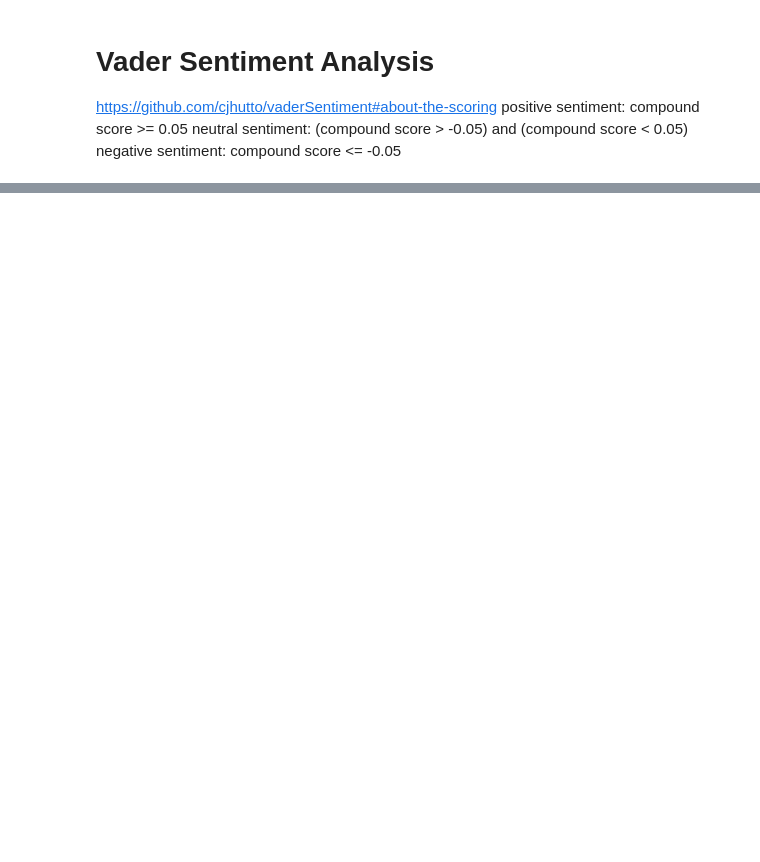
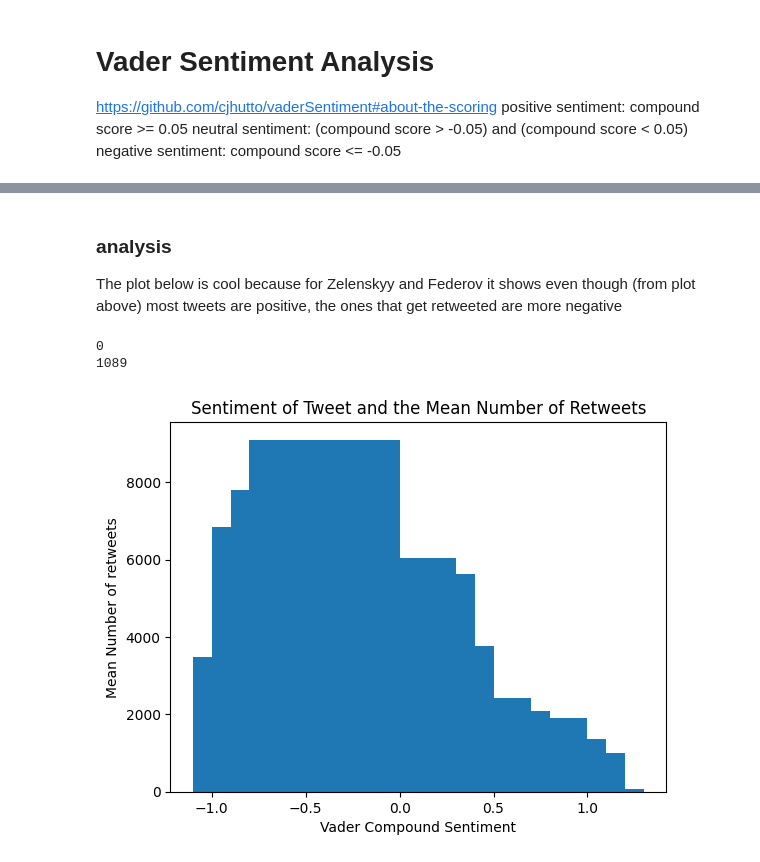
Before and after one commit to amdecker/social-media-ukraine, a Jupyter notebook: twitter_analysis.ipynb, the cells around one changed output, grey strips where cells are left out. Saved outputs shown, nothing was run; the diff lists cells and outputs as text; code cells hidden in the pictures; blank space fills up the shorter version.

```diff
--- a/twitter_analysis.ipynb
+++ b/twitter_analysis.ipynb
@@ -340,0 +322,31 @@ plt.hist(compound_scores, bins=10)
+# %% [markdown]
+### analysis
+The plot below is cool because for Zelenskyy and Federov it shows even though (from plot above) most tweets are positive, the ones that get retweeted are more negative
+# %%
+####
+# need to combine sentences of tweets and get the mean/median of the sentences
+####
+print(len(sentences))
+print(len(en["full_text"]))
+en.head()
+# en["compound"]
+# get mean of each value of compound score
+unique_sentiment_scores = sorted(set(en["compound"]))
+combined_sentiment_scores = [i / 10 for i in range(-10, 10)]
+
+# sentiment scores go from -1 to 1, so maybe every .2
+
+# en["retweet_count"].median()
+num_retweets = []
+for sentiment_score in combined_sentiment_scores:
+    num_retweets.append(en[round(en['compound'], 1) == sentiment_score]["retweet_count"].mean())
+
+plt.bar(combined_sentiment_scores, num_retweets)
+plt.title("Sentiment of Tweet and the Mean Number of Retweets")
+plt.xlabel("Vader Compound Sentiment")
+plt.ylabel("Mean Number of retweets")
+plt.show()
+# %% [output]
+0
+1089
+[figure, added]
```
Also changed, not shown: parts of 24 cells of this notebook, 10 other files.
